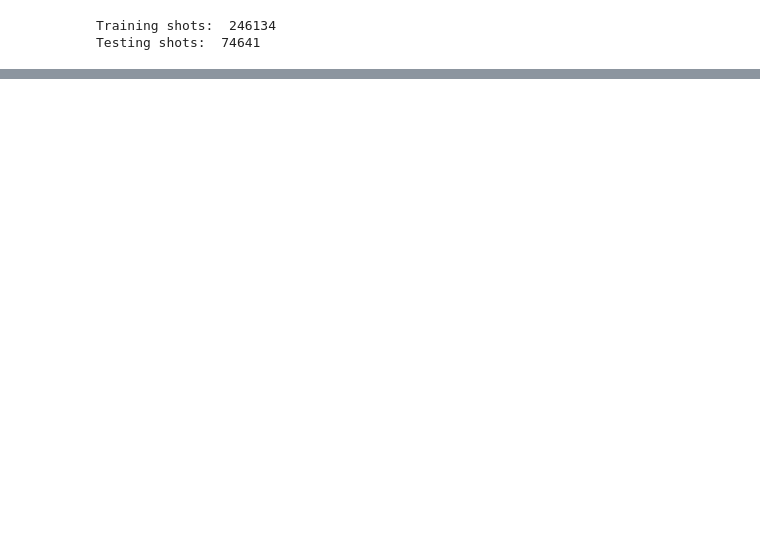
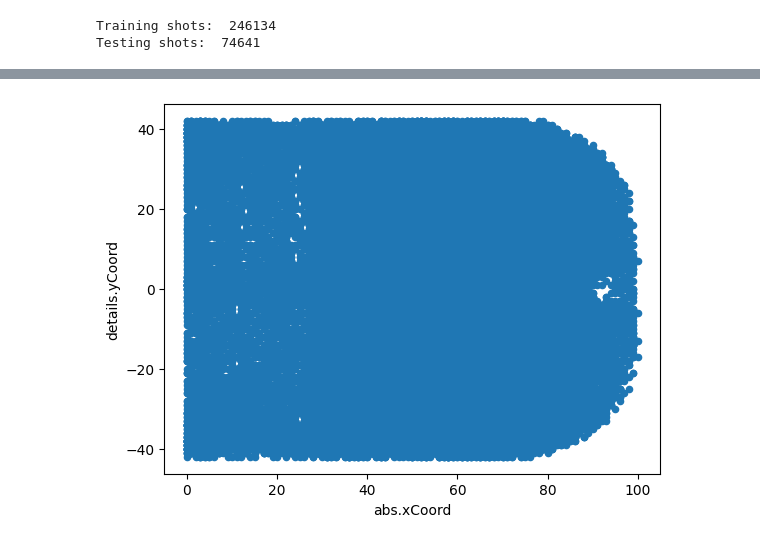
Before and after one commit to rromaniuk31/PhD-Research, a Jupyter notebook: Create_Historical_Models.ipynb, the cells around one changed output, grey strips where cells are left out. Saved outputs shown, nothing was run; the diff lists cells and outputs as text; code cells hidden in the pictures; blank space fills up the shorter version.

Commit message:
Some data engineering

```diff
--- a/Create_Historical_Models.ipynb
+++ b/Create_Historical_Models.ipynb
@@ -66,3 +97,14 @@ print("Testing shots: ", len(test_pbp_krzy05))
 # %% [output]
 Training shots:  246134
 Testing shots:  74641
+# %%
+# Fix data types
+train_pbp_krzy05 = fix_pbp_types(train_pbp_krzy05)
+test_pbp_krzy05 = fix_pbp_types(test_pbp_krzy05)
+# %%
+# Reduce columns to those neccesary for the model
+keep_pbp = ["timeInPeriod", "timeRemaining", "situationCode", "typeDescKey", "periodDescriptor.number", "details.eventOwnerTeamId", "details.xCoord", "details.yCoord", "details.shotType", "gameId", "homeTeamDefendingSide"]
+keep_schedule = ["id", "awayTeam.id", "homeTeam.id"]
+train_pbp_krzy05 = pd.merge(train_pbp_krzy05[keep_pbp],schedule[keep_schedule], left_on = "gameId", right_on = "id", how = "inner")
+test_pbp_krzy05 = pd.merge(test_pbp_krzy05[keep_pbp],schedule[keep_schedule], left_on = "gameId", right_on = "id", how = "inner")
+train_pbp_krzy05.head()
@@ -68,0 +118,6 @@ Testing shots:  74641
+# %%
+# Drop rows with details.shotType (38 train, 24 test), this is the only column containing NaN
+train_pbp_krzy05 = train_pbp_krzy05[train_pbp_krzy05["details.shotType"].notna()]
+test_pbp_krzy05 = test_pbp_krzy05[test_pbp_krzy05["details.shotType"].notna()]
+print("Training shots: ", len(train_pbp_krzy05))
+print("Testing shots: ", len(test_pbp_krzy05))
@@ -68,0 +127,10 @@ Testing shots:  74641
+# %%
+#Create an abs.xCoord column, so shots are in one direction
+train_pbp_krzy05["abs.xCoord"] = train_pbp_krzy05["details.xCoord"].abs()
+test_pbp_krzy05["abs.xCoord"] = test_pbp_krzy05["details.xCoord"].abs()
+
+# Determine whether home team took the shot
+train_pbp_krzy05["homeTeamShot"] = train_pbp_krzy05["details.eventOwnerTeamId"] == train_pbp_krzy05["homeTeam.id"]
+test_pbp_krzy05["homeTeamShot"] = test_pbp_krzy05["details.eventOwnerTeamId"] == test_pbp_krzy05["homeTeam.id"]
+
+train_pbp_krzy05.head()
@@ -68,0 +144,4 @@ Testing shots:  74641
+# %%
+ax2 = train_pbp_krzy05.plot.scatter(x='abs.xCoord',y='details.yCoord',colormap='viridis')
+# %% [output]
+[figure, added]
```
Also changed, not shown: parts of 17 cells of this notebook, 1 other file.
